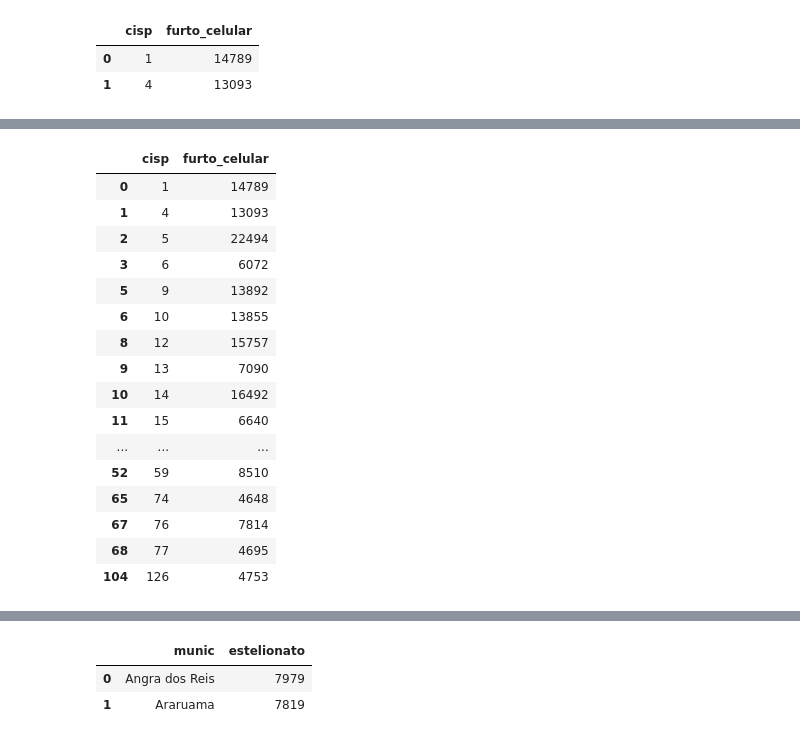
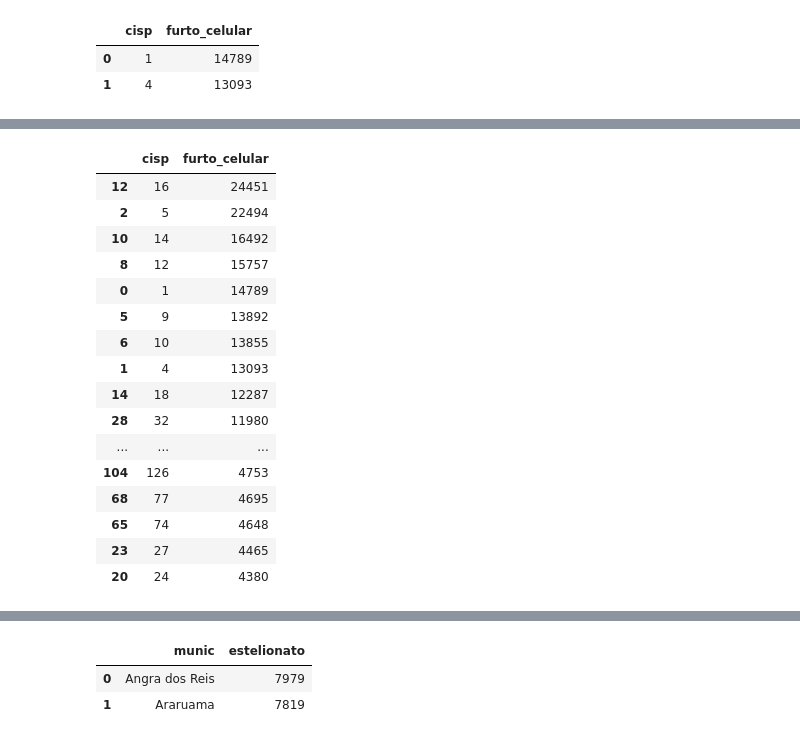
Before and after one commit to pjunior77/Repo_Senac_BigData, a Jupyter notebook: Aula13_DesafioAnalitico.ipynb, the cells around one changed output, grey strips where cells are left out. Cells and saved outputs as stored; diff of their text form; code cells hidden in the pictures.

```diff
--- a/Aula13_DesafioAnalitico.ipynb
+++ b/Aula13_DesafioAnalitico.ipynb
@@ -94,22 +124,22 @@ delegacias_menorQ1
 # %%
 #Delegacias que representam os 25% com maior número de furtos (terceiro quartil)
 delegacias_maiorQ3 = df_FurtoCel_PorDelegacia.loc[df_FurtoCel_PorDelegacia["furto_celular"] >= q3Furto]
-delegacias_maiorQ3
+delegacias_maiorQ3.sort_values(by="furto_celular", ascending=False)
 # %% [output]
 |  | cisp | furto_celular |
+| 12 | 16 | 24451 |
+| 2 | 5 | 22494 |
+| 10 | 14 | 16492 |
+| 8 | 12 | 15757 |
 | 0 | 1 | 14789 |
-| 1 | 4 | 13093 |
-| 2 | 5 | 22494 |
-| 3 | 6 | 6072 |
 | 5 | 9 | 13892 |
 | 6 | 10 | 13855 |
-| 8 | 12 | 15757 |
-| 9 | 13 | 7090 |
-| 10 | 14 | 16492 |
-| 11 | 15 | 6640 |
+| 1 | 4 | 13093 |
+| 14 | 18 | 12287 |
+| 28 | 32 | 11980 |
 | ... | ... | ... |
-| 52 | 59 | 8510 |
+| 104 | 126 | 4753 |
+| 68 | 77 | 4695 |
 | 65 | 74 | 4648 |
-| 67 | 76 | 7814 |
-| 68 | 77 | 4695 |
-| 104 | 126 | 4753 |
+| 23 | 27 | 4465 |
+| 20 | 24 | 4380 |
```
Also changed, not shown: parts of 5 cells of this notebook, 5 other files.
